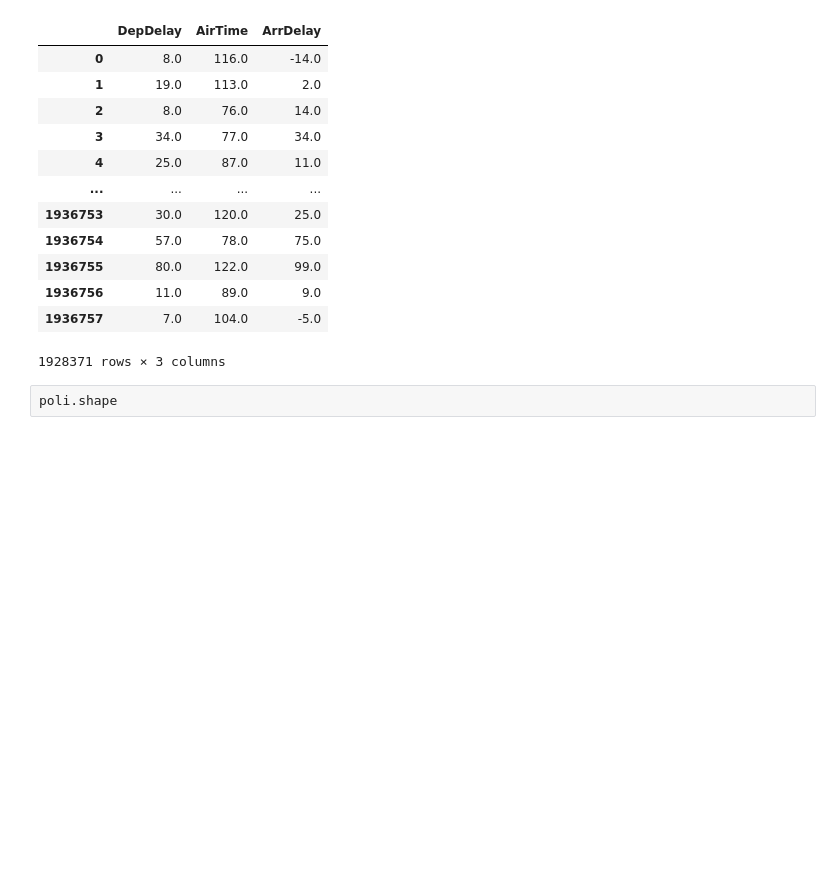
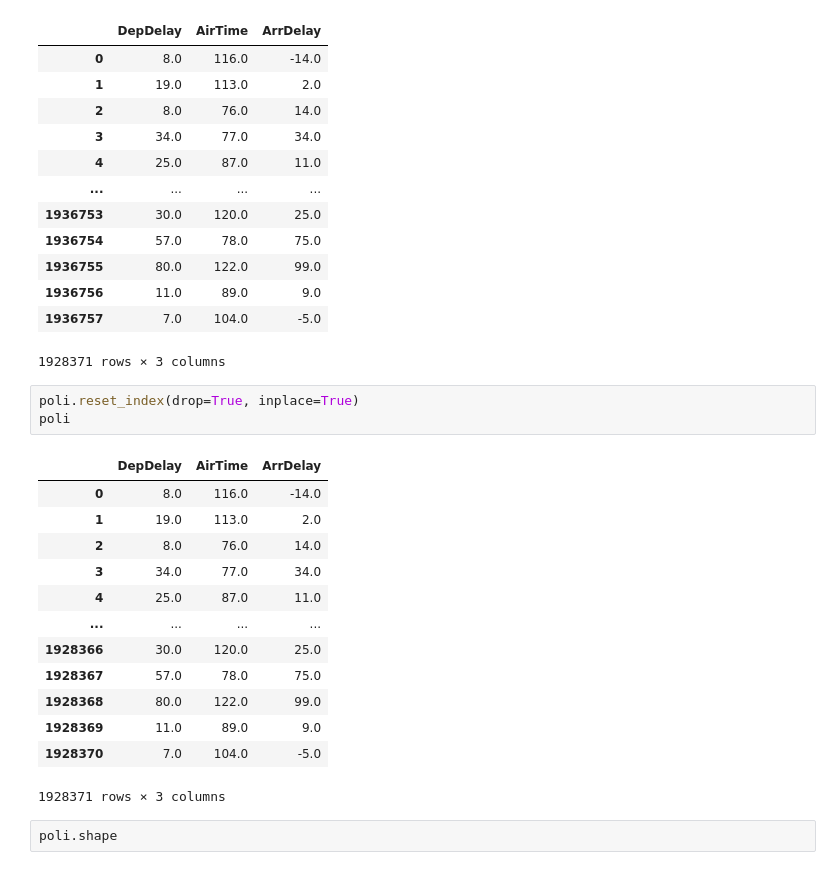
Before and after one commit to Yms002/Ejercicios, a Jupyter notebook: S11_T01/S11_T01 - Practicant amb training i test sets.ipynb, the cells around one changed output. Cells and saved outputs as stored; diff of their text form; blank space fills up the shorter version.

```diff
--- a/S11_T01/S11_T01 - Practicant amb training i test sets.ipynb
+++ b/S11_T01/S11_T01 - Practicant amb training i test sets.ipynb
@@ -349,6 +349,23 @@ poli
 | 1936756 | 11.0 | 89.0 | 9.0 |
 | 1936757 | 7.0 | 104.0 | -5.0 |
 1928371 rows × 3 columns
+# %%
+poli.reset_index(drop=True, inplace=True)
+poli
+# %% [output]
+|  | DepDelay | AirTime | ArrDelay |
+| 0 | 8.0 | 116.0 | -14.0 |
+| 1 | 19.0 | 113.0 | 2.0 |
+| 2 | 8.0 | 76.0 | 14.0 |
+| 3 | 34.0 | 77.0 | 34.0 |
+| 4 | 25.0 | 87.0 | 11.0 |
+| ... | ... | ... | ... |
+| 1928366 | 30.0 | 120.0 | 25.0 |
+| 1928367 | 57.0 | 78.0 | 75.0 |
+| 1928368 | 80.0 | 122.0 | 99.0 |
+| 1928369 | 11.0 | 89.0 | 9.0 |
+| 1928370 | 7.0 | 104.0 | -5.0 |
+1928371 rows × 3 columns
 # %%
 poli.shape
 # %% [output]
```
Also changed, not shown: parts of 4 cells of this notebook.
